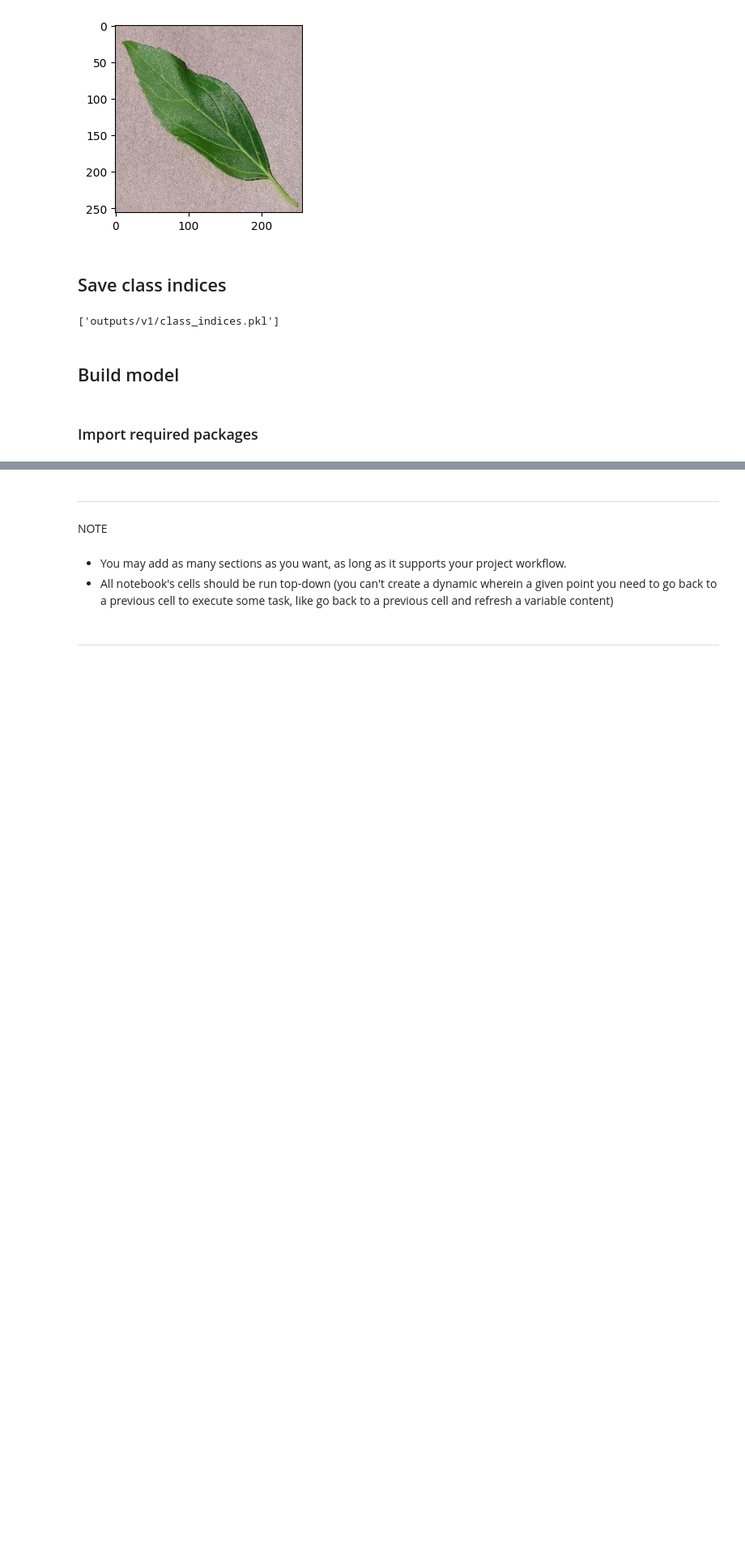
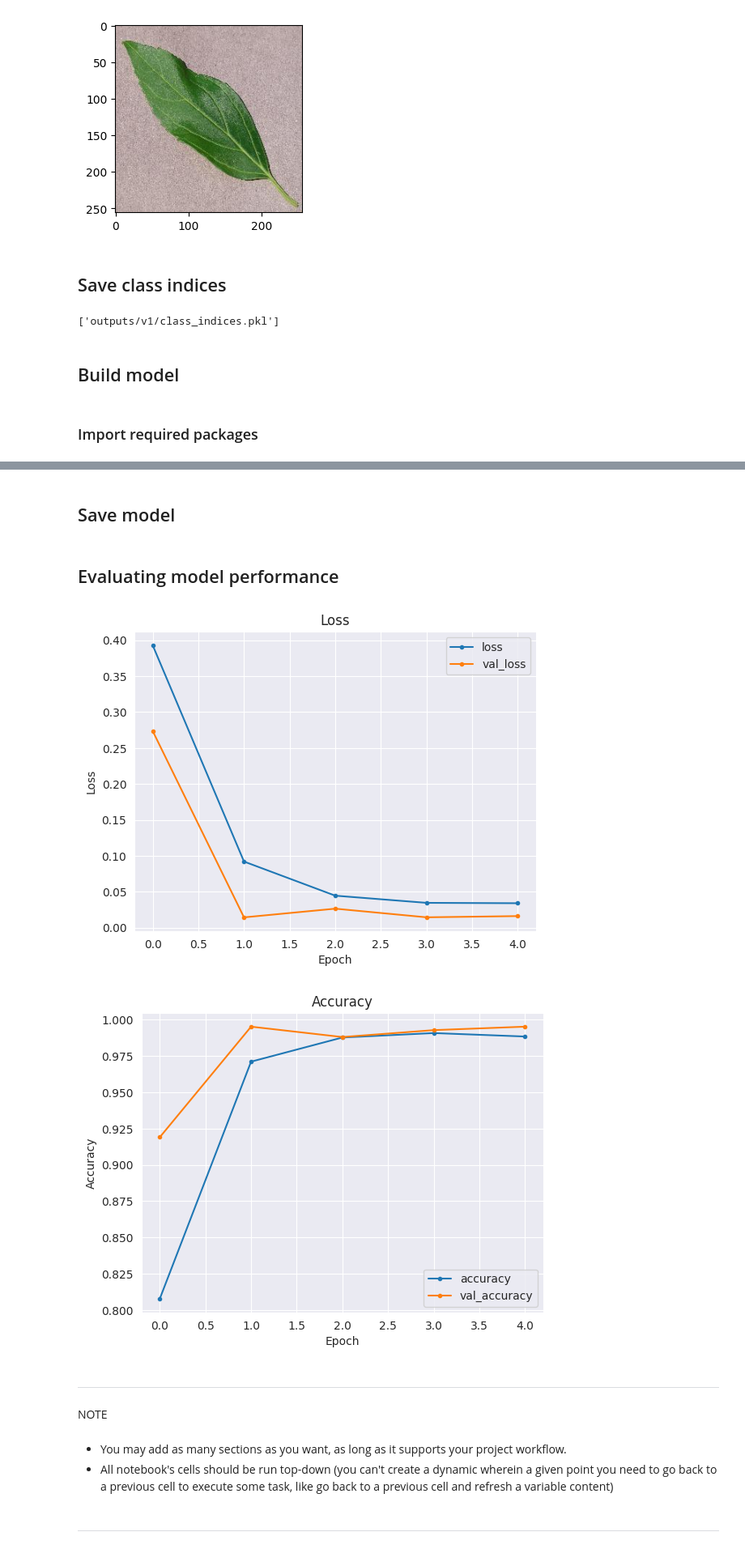
Before and after one commit to BGCG/project-5, a Jupyter notebook: jupyter_notebooks/ModelEvaluation.ipynb, the cells around one changed output, grey strips where cells are left out. Shown at 81% size. Drawn from its saved outputs; the diff is of its cells as text; code cells hidden in the pictures; blank space fills up the shorter version.

Commit message:
Build and train model

```diff
--- a/jupyter_notebooks/ModelEvaluation.ipynb
+++ b/jupyter_notebooks/ModelEvaluation.ipynb
@@ -246,0 +299,4 @@ from tensorflow.keras.layers import Activation, Dropout, Flatten, Dense, Conv2D,
+# %%
+from tensorflow.keras.callbacks import EarlyStopping
+
+early_stop = EarlyStopping(monitor='val_loss', patience=3)
@@ -246,0 +305,9 @@ from tensorflow.keras.layers import Activation, Dropout, Flatten, Dense, Conv2D,
+# %%
+model = make_model()
+model.fit(train_set,
+          epochs=25,
+          steps_per_epoch = len(train_set.classes) // batch_size,
+          validation_data=val_set,
+          callbacks=[early_stop],
+          verbose=1
+)
@@ -246,0 +331,2 @@ from tensorflow.keras.layers import Activation, Dropout, Flatten, Dense, Conv2D,
+# %% [markdown]
+## Save model
@@ -247,3 +335,24 @@ from tensorflow.keras.layers import Activation, Dropout, Flatten, Dense, Conv2D,
+# %% [markdown]
+## Evaluating model performance
+# %%
+losses = pd.DataFrame(model.history.history)
+
+sns.set_style('darkgrid')
+losses[['loss', 'val_loss']].plot(style='.-')
+plt.title('Loss')
+plt.ylabel('Loss')
+plt.xlabel('Epoch')
+plt.show()
+
+print('\n')
+losses[['accuracy', 'val_accuracy']].plot(style='.-')
+plt.title('Accuracy')
+plt.ylabel('Accuracy')
+plt.xlabel('Epoch')
+plt.show()
+# %% [output]
+[figure, added]
+[figure, added]
 # %% [markdown]
 ---
 # %% [markdown]
```
Also changed, not shown: parts of 7 cells of this notebook.
